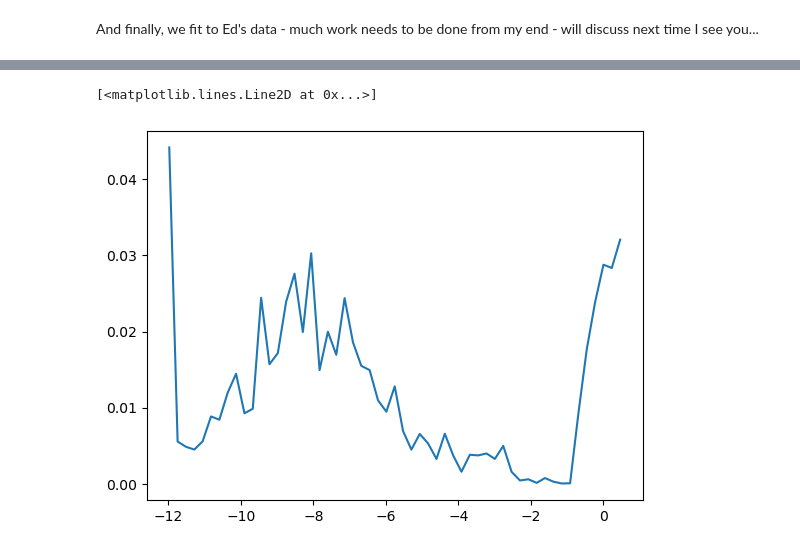
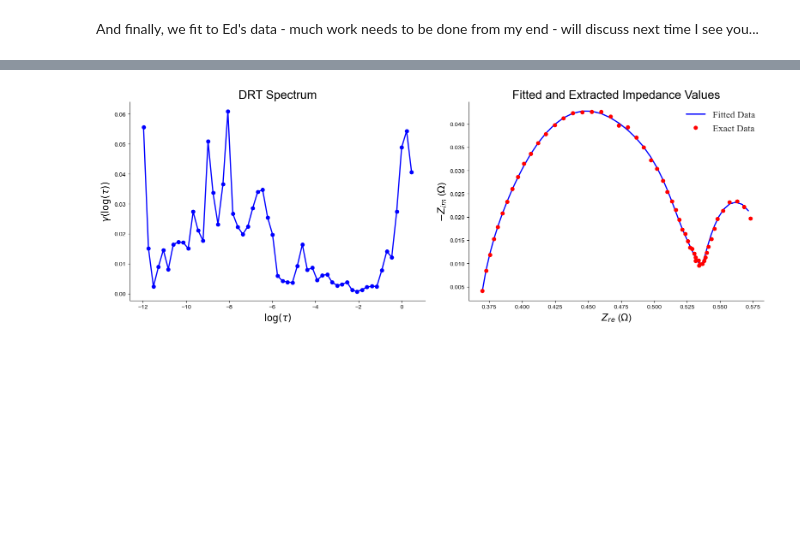
Before and after one commit to murphytarra/nanodrt, a Jupyter notebook: demo_notebook.ipynb, the cells around one changed output, grey strips where cells are left out. Cells and saved outputs as stored; diff of their text form; code cells hidden in the pictures; blank space fills up the shorter version.

Commit message:
added plotting functionality

```diff
--- a/demo_notebook.ipynb
+++ b/demo_notebook.ipynb
@@ -120,6 +124,9 @@ gamma_guess = gamma_ZARC(tau, R_ct=33, tau_0=.2, phi= .7)
 
 drt = DRT(R_inf= 10, L_0=0, gamma=gamma_guess, tau=tau)
 
-solver_dict = {'init_lbd': -3., 'lbd_selection': "GCV", 'maxiter': 5e9}
+solver_dict = {'init_lbd': -4., 'lbd_selection': "GCV", 'maxiter': 5e6}
 optim = Optimizer(drt=drt, measurement=measurement, solver="regression", integration_method="rbf", solver_dict = solver_dict)
 final_sim = optim.run()
+
+# Assuming Z_re_fitted, Z_im_fitted, Z_exact_re, Z_exact_im are already defined
+Z_re_fitted, Z_im_fitted = final_sim.simulate()
@@ -135,5 +133,7 @@ print(final_sim.value)
-# %%
-plt.plot(jnp.log(final_sim.tau), final_sim.gamma)
-# %% [output]
-[<matplotlib.lines.Line2D at 0x...>]
-[figure, removed]
+# %%
+from nanodrt.plotting.plots import Plot
+
+plot = Plot(final_sim, measurement)
+plot.show()
+# %% [output]
+[figure, added]
```
Also changed, not shown: parts of 3 cells of this notebook, 5 other files.
